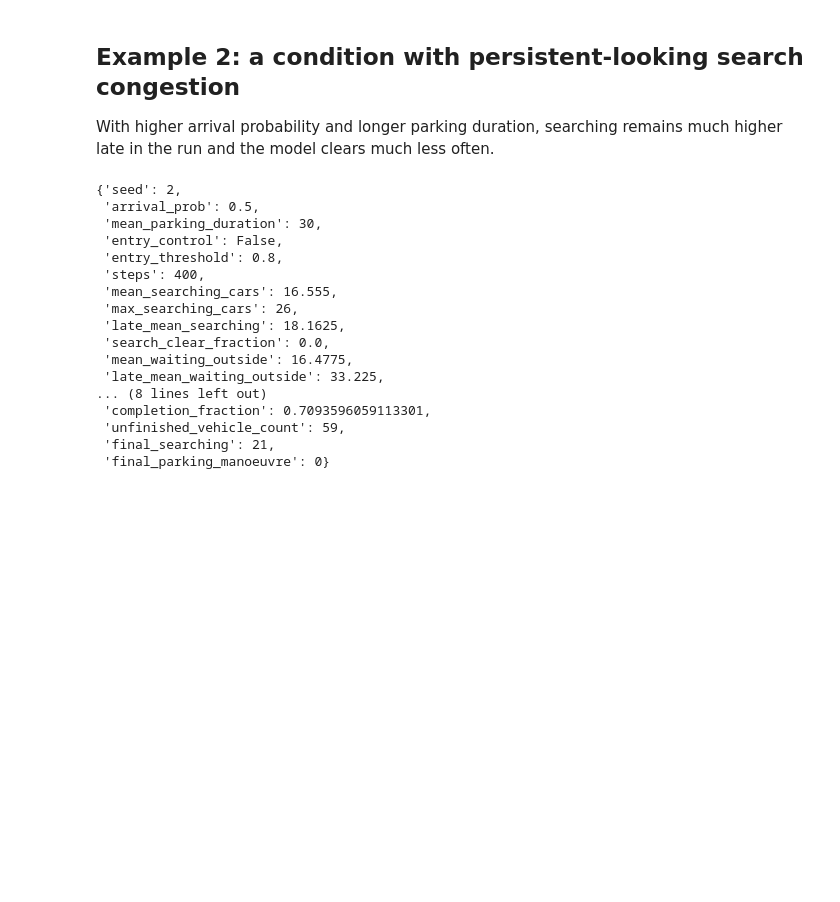
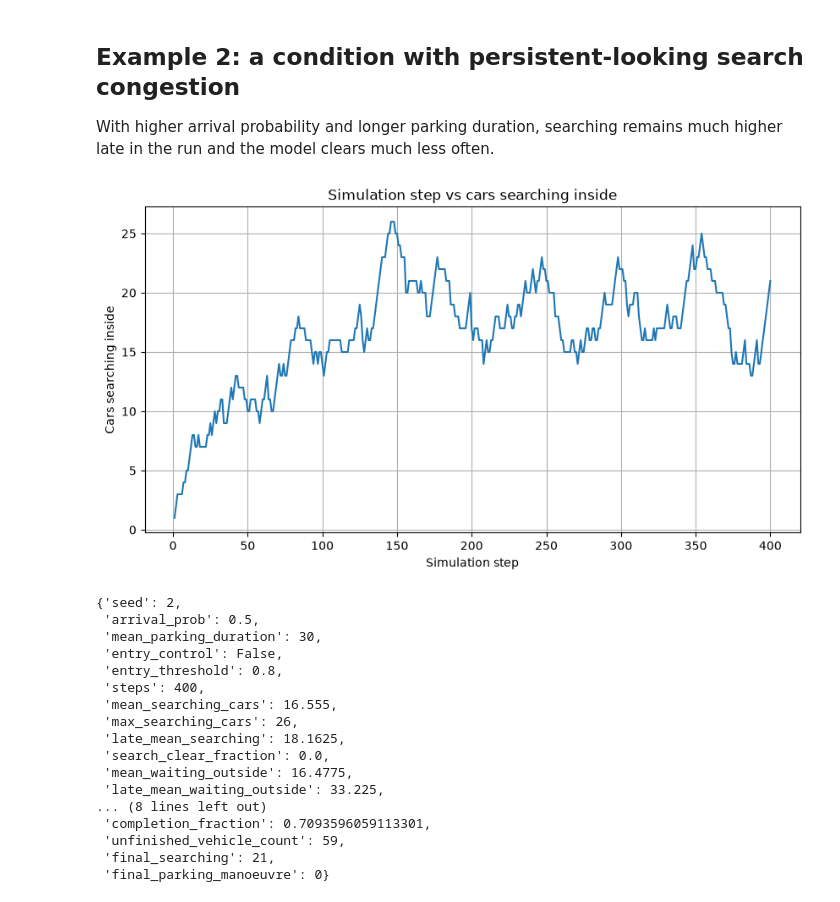
Before and after one commit to ZacAster/CITS4403_Project, a Jupyter notebook: notebooks/checkpoint2.ipynb, the cells around one changed output. Saved outputs shown, nothing was run; the diff lists cells and outputs as text; code cells hidden in the pictures; blank space fills up the shorter version.

```diff
--- a/notebooks/checkpoint2.ipynb
+++ b/notebooks/checkpoint2.ipynb
@@ -99,6 +99,26 @@ plot_search_and_waiting_timeseries(
 ## Example 2: a condition with persistent-looking search congestion
 
 With higher arrival probability and longer parking duration, searching remains much higher late in the run and the model clears much less often.
+# %%
+import matplotlib.pyplot as plt
+
+times = [row["time"] for row in heavy_model.step_results]
+
+searching_inside = [
+    row["searching_inside"]
+    for row in heavy_model.step_results
+]
+
+plt.figure(figsize=(10, 5))
+plt.plot(times, searching_inside)
+
+plt.xlabel("Simulation step")
+plt.ylabel("Cars searching inside")
+plt.title("Simulation step vs cars searching inside")
+plt.grid(True)
+plt.show()
+# %% [output]
+[figure, added]
 # %%
 heavy_result, heavy_model = run_condition(
     arrival_prob=0.50,
```
Also changed, not shown: parts of 6 cells of this notebook.
